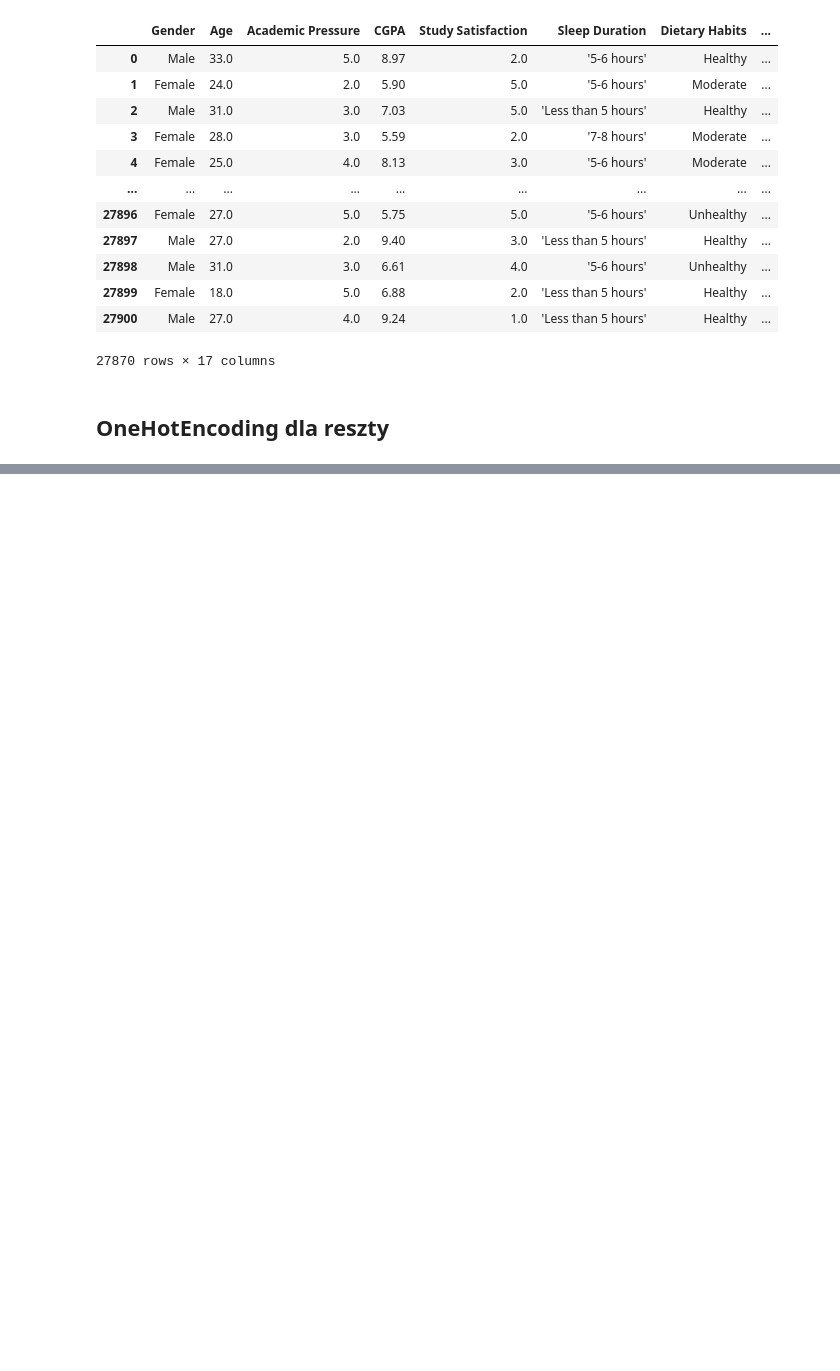
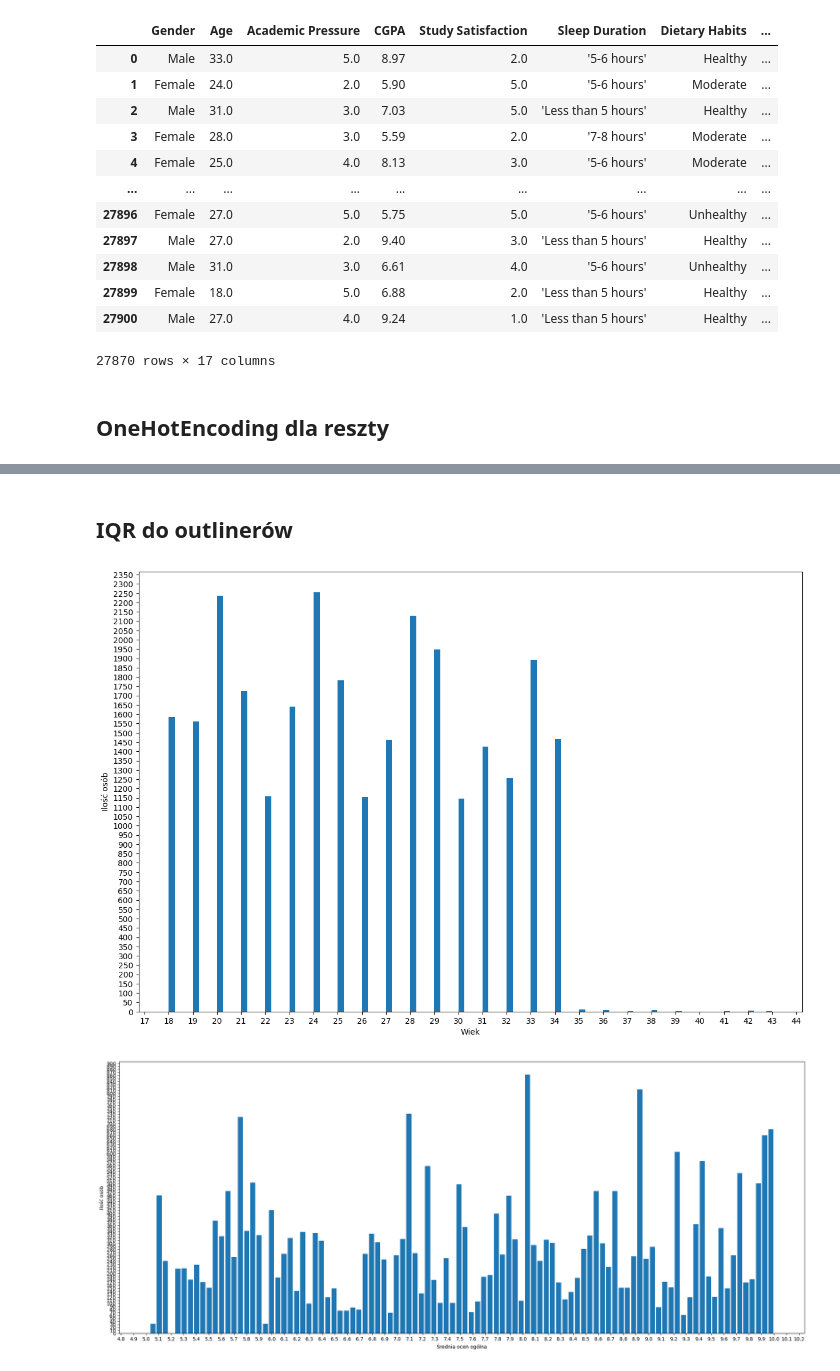
Before and after one commit to Suleyyy/ML_Depresja, a Jupyter notebook: Klasyfikacja_depresji.ipynb, the cells around one changed output, grey strips where cells are left out. Drawn from its saved outputs; the diff is of its cells as text; code cells hidden in the pictures; blank space fills up the shorter version.

```diff
--- a/Klasyfikacja_depresji.ipynb
+++ b/Klasyfikacja_depresji.ipynb
@@ -122,12 +126,15 @@ plt.locator_params('y', nbins=50)
 # %% [output]
 [figure]
 # %%
-plt.figure(figsize=(25,10))
-plt.hist(data['CGPA'], bins=100, rwidth=0.8)
-plt.ylabel('Ilość osób')
-plt.xlabel('Średnia ocen ogólna')
-plt.locator_params('x', nbins=100)
-plt.locator_params('y', nbins=100)
+def cgpa_plot(data):
+    plt.figure(figsize=(25,10))
+    plt.hist(data['CGPA'], bins=100, rwidth=0.8)
+    plt.ylabel('Ilość osób')
+    plt.xlabel('Średnia ocen ogólna')
+    plt.locator_params('x', nbins=100)
+    plt.locator_params('y', nbins=100)
+
+cgpa_plot(data)
 # %% [output]
 [figure]
 # %%
@@ -234,9 +257,9 @@ new_data
 # %% [markdown]
 <h2>OneHotEncoding dla reszty
 # %%
-sleep_dummies = pd.get_dummies(new_data['Sleep Duration'], prefix='Sleep', drop_first=True, dtype='int')
-dietary_dummies = pd.get_dummies(new_data['Dietary Habits'], prefix='dietry', drop_first=True, dtype='int')
-degree_dummies = pd.get_dummies(new_data['Degree'], prefix='degree', drop_first=True, dtype='int')
+sleep_dummies = pd.get_dummies(new_data['Sleep Duration'], prefix='Sleep', dtype='int')
+dietary_dummies = pd.get_dummies(new_data['Dietary Habits'], prefix='dietry', dtype='int')
+degree_dummies = pd.get_dummies(new_data['Degree'], prefix='degree', dtype='int')
 new_data = pd.concat([new_data, sleep_dummies, dietary_dummies, degree_dummies], axis=1)
 new_data
 # %% [output]
@@ -256,3 +279,25 @@ new_data
 # %%
 target = new_data['Depression']
 new_data.drop(columns='Depression', inplace=True)
+# %% [markdown]
+<h2>IQR do outlinerów
+# %%
+def filter(data, cols):
+  for col in cols:
+    q1 = data[col].quantile(0.25)
+    q3 = data[col].quantile(0.75)
+    iqr = q3 - q1
+    lower_bound = q1 - 1.5 * iqr
+    upper_bound = q3 + 1.5 * iqr
+    data = data[(data[col] >= lower_bound) & (data[col] <= upper_bound)]
+  return data
+# %%
+cols = ['Age', 'CGPA']
+
+new_data = filter(new_data, cols)
+# %%
+age_plot(new_data)
+cgpa_plot(new_data)
+# %% [output]
+[figure, added]
+[figure, added]
```
Also changed, not shown: parts of 10 cells of this notebook.
